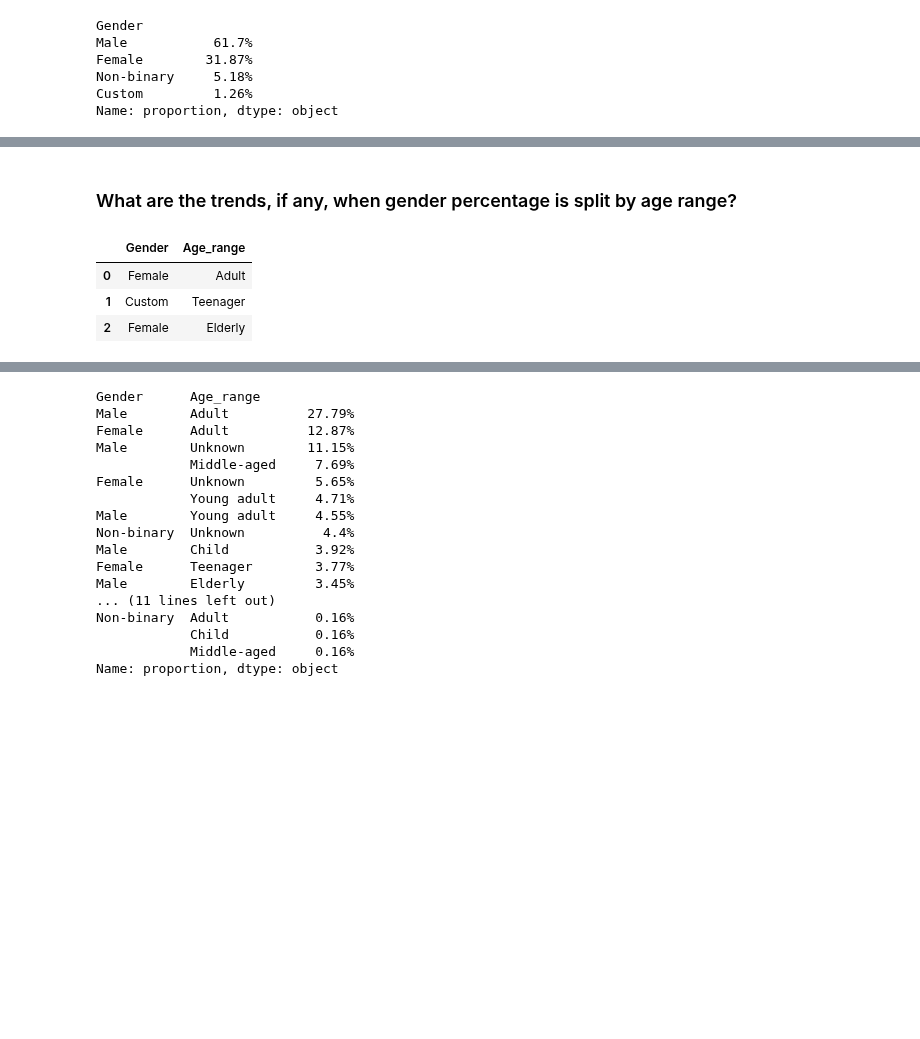
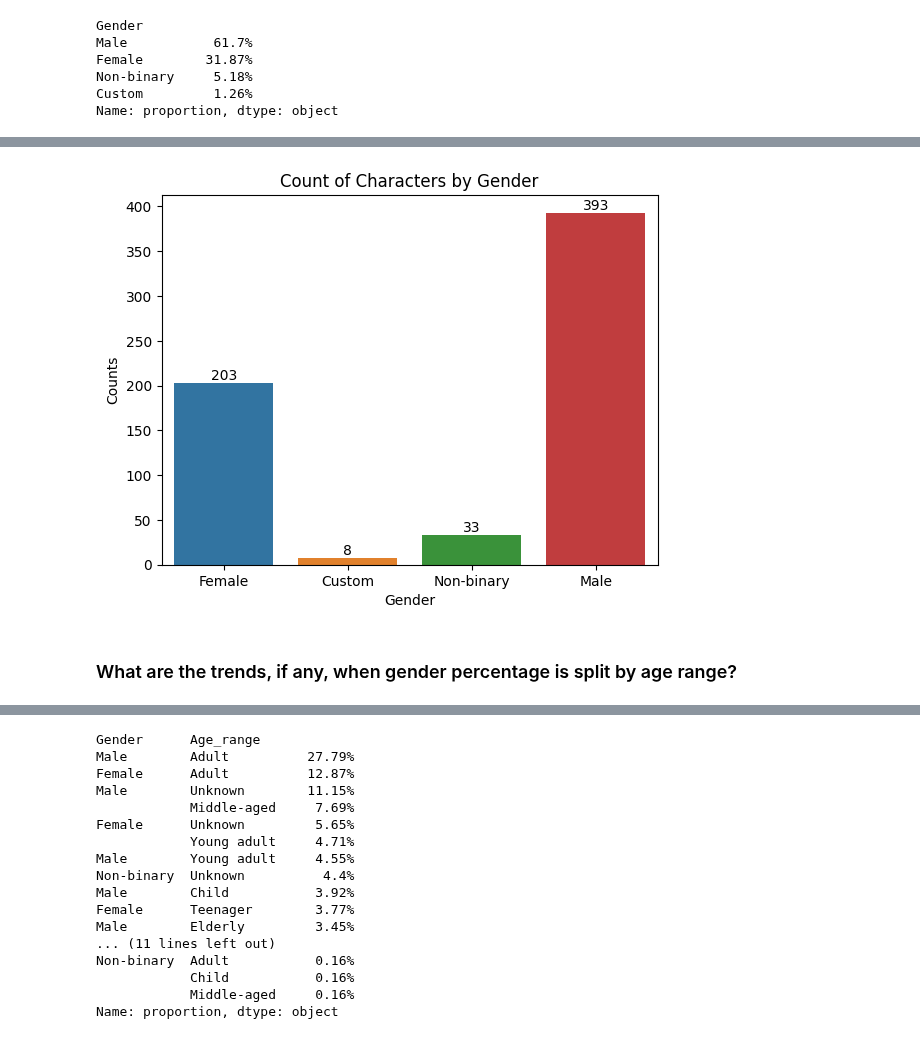
Before and after one commit to hayleyyryan/CFG_Degree_Project_Group_4, a Jupyter notebook: notebooks/archive/character_and_sexualization.ipynb, the cells around one changed output, grey strips where cells are left out. Cells and saved outputs as stored; diff of their text form; code cells hidden in the pictures; blank space fills up the shorter version.

```diff
--- a/notebooks/archive/character_and_sexualization.ipynb
+++ b/notebooks/archive/character_and_sexualization.ipynb
@@ -162,10 +185,11 @@ df_char['Gender'].value_counts().plot(kind='bar')
+# %%
+ax = sns.countplot(data=df_char, x="Gender", hue= "Gender")
+ax.set(xlabel= 'Gender', ylabel='Counts', title='Count of Characters by Gender',)
+gen_counts = ax.set_ylabel('Counts')
+for container in ax.containers:
+    ax.bar_label(container)
+plt.show()
+# %% [output]
+[figure, added]
 # %% [markdown]
 ### What are the trends, if any, when gender percentage is split by age range?
-# %%
-gender_age = df_char[['Gender', 'Age_range']]
-gender_age.head(3)
-# %% [output]
-|  | Gender | Age_range |
-| 0 | Female | Adult |
-| 1 | Custom | Teenager |
-| 2 | Female | Elderly |
```
Also changed, not shown: parts of 93 cells of this notebook.
